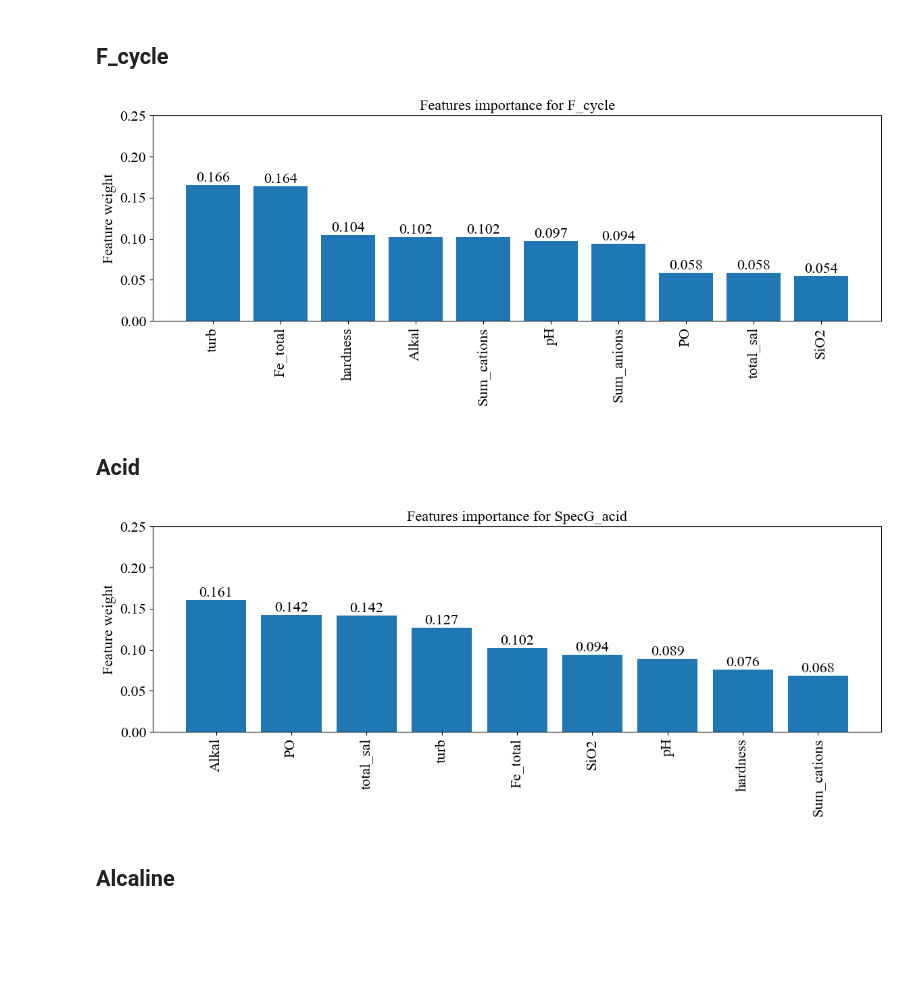
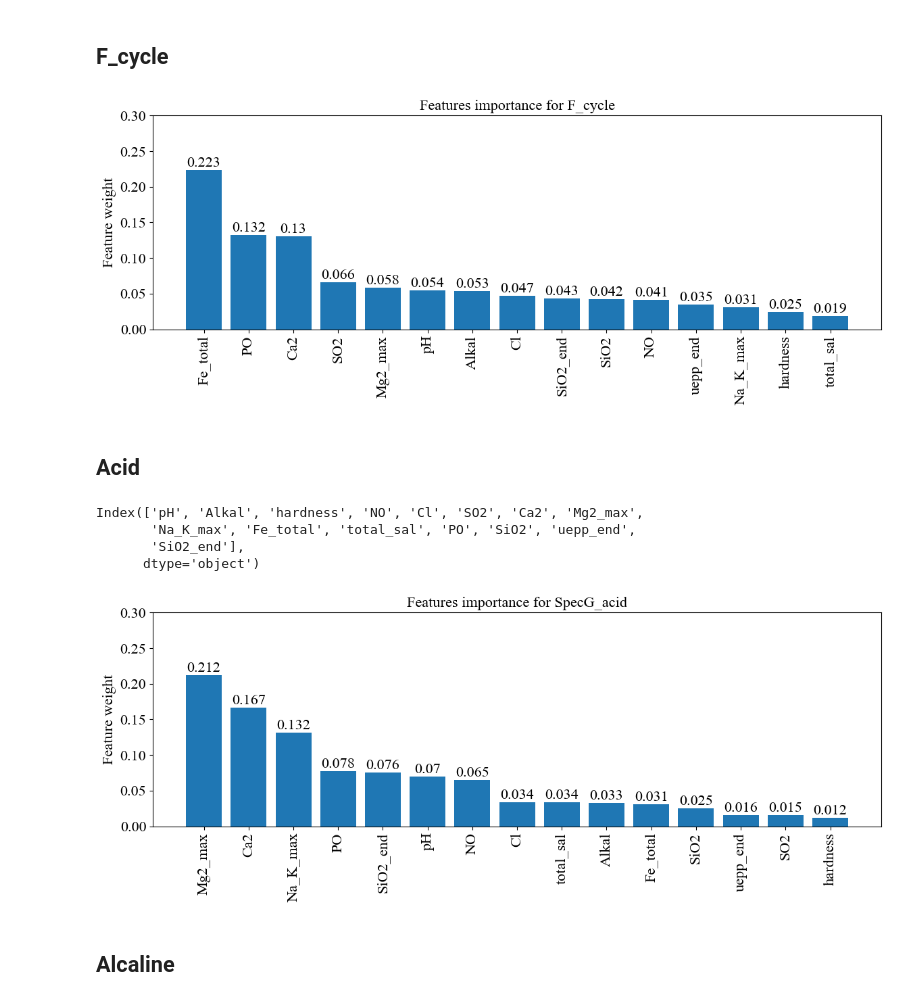
Before and after one commit to caapel/ion_exchange, a Jupyter notebook: ExplorerDataAnalisys.ipynb, the cells around one changed output. Saved outputs shown, nothing was run; the diff lists cells and outputs as text; code cells hidden in the pictures; blank space fills up the shorter version.

Commit message:
added feature_weights in feature importance

```diff
--- a/ExplorerDataAnalisys.ipynb
+++ b/ExplorerDataAnalisys.ipynb
@@ -12,14 +12,14 @@ df_raw = pd.read_excel('for_analyses_kama_realistic(newer).xlsx')
 
 # удаляем нерелевантные признаки
 df = df_raw.copy()
-'''df.drop(columns=['reg_date', 'Аl3+','G_acid', 'G_alkali', 'SpecG_acid(eq)', 'SpecG_alkali(eq)',
-                 'SpecG_acid', 'SpecG_alkali', 'Acid_alkali_ratio', 'F_cycle'],
-            inplace=True)'''
+df.drop(columns=['reg_date', 'Аl3+','G_acid', 'G_alkali', 'SpecG_acid(eq)', 'SpecG_alkali(eq)',
+                 'SpecG_acid', 'SpecG_alkali', 'Acid_alkali_ratio', 'F_cycle', 'Sum_cations', 'Sum_anions', 'turb'],
+            inplace=True)
 
-df.drop(columns=['reg_date', 'G_acid', 'G_alkali', 'SpecG_acid(eq)', 'SpecG_alkali(eq)',
+'''df.drop(columns=['reg_date', 'G_acid', 'G_alkali', 'SpecG_acid(eq)', 'SpecG_alkali(eq)',
                  'SpecG_acid', 'SpecG_alkali', 'Acid_alkali_ratio', 'F_cycle', 'uepp_end', 'SiO2_end',
                  'Аl3+', 'NO', 'Сl', 'Са2', 'Mg2_max', 'Na_K_max', 'SO2'],
-        inplace=True)
+        inplace=True)'''
 
 df
 # %% [output]
@@ -187,10 +184,13 @@ corr_matrix(df=df_Alcaline, target='SpecG_alkali', method='pearson')
 # %% [markdown]
 # Feature important
 # %%
-def feature_importance_selector(X, y, engine='catboost'):
+def feature_importance_selector(X, y, engine='catboost', feature_weights=False):
 
     if engine=='catboost':
-        selector = catboost.CatBoostRegressor(silent=True)
+        if feature_weights:
+            selector = catboost.CatBoostRegressor(silent=True, feature_weights=feature_weights)
+        else:
+            selector = catboost.CatBoostRegressor(silent=True)
     elif engine=='xgboost':
         selector = xgboost.XGBRegressor()
 
@@ -225,15 +225,23 @@ feature_importance_selector(X=df_F_cycle.drop(columns='F_cycle'),
                             y=df_F_cycle.F_cycle,
                             engine='catboost')
 # %% [output]
-[figure, old version]
+[figure, new version]
 # %% [markdown]
 ## Acid
+# %%
+df_Acid.drop(columns=['SpecG_acid']).columns
+# %% [output]
+Index(['pH', 'Alkal', 'hardness', 'NO', 'Сl', 'SO2', 'Са2', 'Mg2_max',
+       'Na_K_max', 'Fe_total', 'total_sal', 'PO', 'SiO2', 'uepp_end',
+       'SiO2_end'],
+      dtype='object')
 # %%
-feature_importance_selector(X=df_Acid.drop(columns=['SpecG_acid', 'Sum_anions']),
+feature_importance_selector(X=df_Acid.drop(columns=['SpecG_acid']),
                             y=df_Acid.SpecG_acid,
-                            engine='catboost')
+                            engine='catboost',
+                            feature_weights=[1, 1, 1, 1, 1, 1, 5, 4, 3, 1, 3, 1, 1, 1, 1])
 # %% [output]
-[figure, old version]
+[figure, new version]
 # %% [markdown]
 ## Alcaline
 # %%
```
Also changed, not shown: parts of 11 cells of this notebook.
